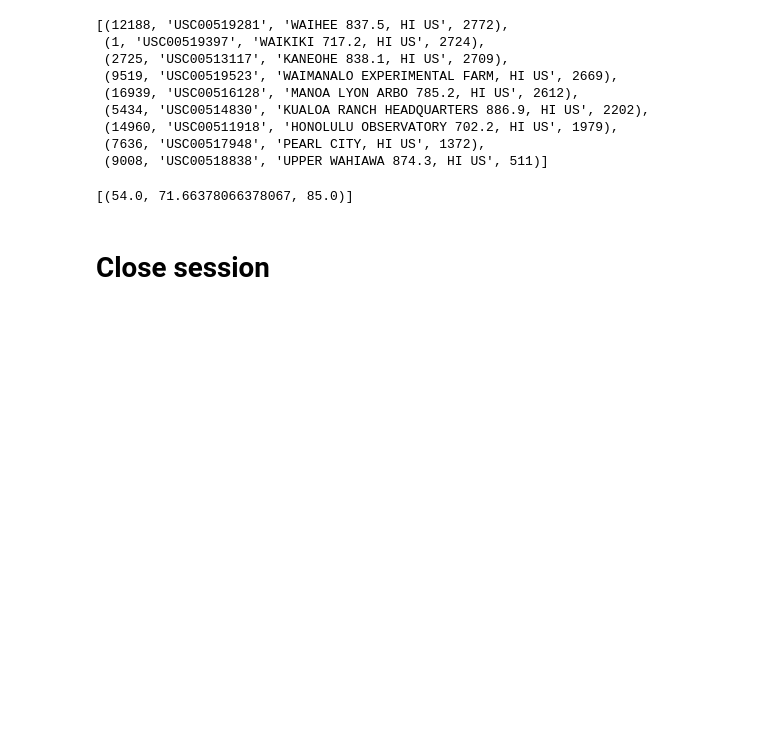
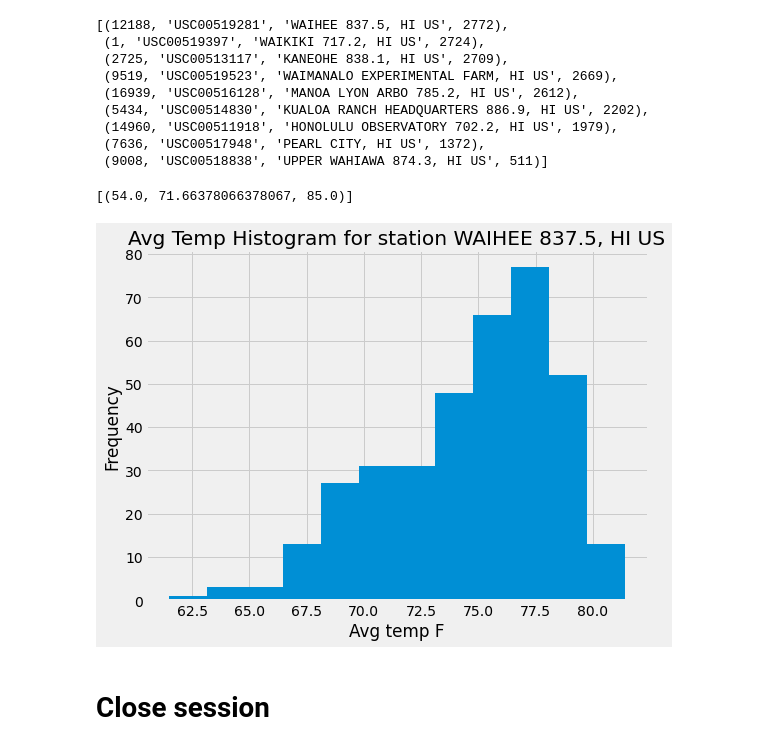
Before and after one commit to serdar-bayramov/sqlalchemy-challenge, a Jupyter notebook: climate.ipynb, the cells around one changed output. Drawn from its saved outputs; the diff is of its cells as text; code cells hidden in the pictures; blank space fills up the shorter version.

```diff
--- a/climate.ipynb
+++ b/climate.ipynb
@@ -185,6 +185,16 @@ tobs
 # %%
 # Using the most active station id
 # Query the last 12 months of temperature observation data for this station and plot the results as a histogram
+last_year_tobs = (session.query(Measurement.date,func.avg(Measurement.tobs)).filter(Measurement.date>last_year).
+                 group_by(Measurement.date).all())
+last_year_tobs_df = pd.DataFrame(last_year_tobs, columns=['Date','Avg Temperature F']).set_index('Date')
+last_year_tobs_df.hist(figsize=(8,6),bins=12)
+plt.xlabel('Avg temp F')
+plt.ylabel('Frequency')
+plt.title('Avg Temp Histogram for station WAIHEE 837.5, HI US')
+plt.show()
+# %% [output]
+[figure, added]
 # %% [markdown]
 # Close session
 # %%
```
